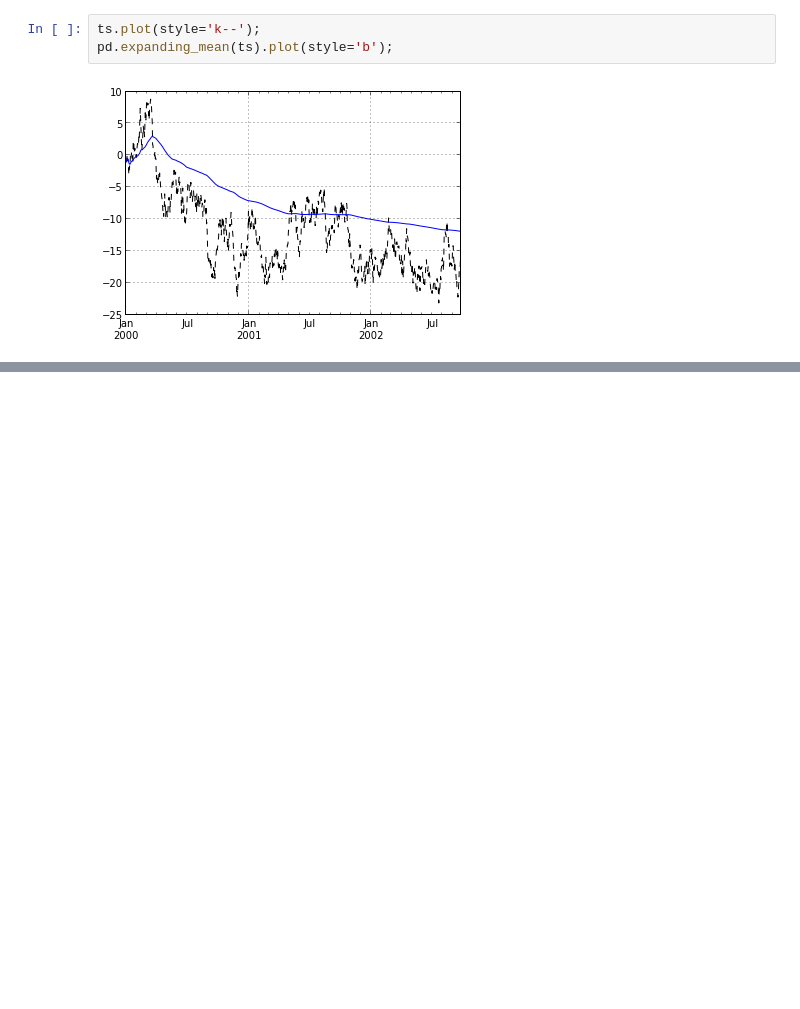
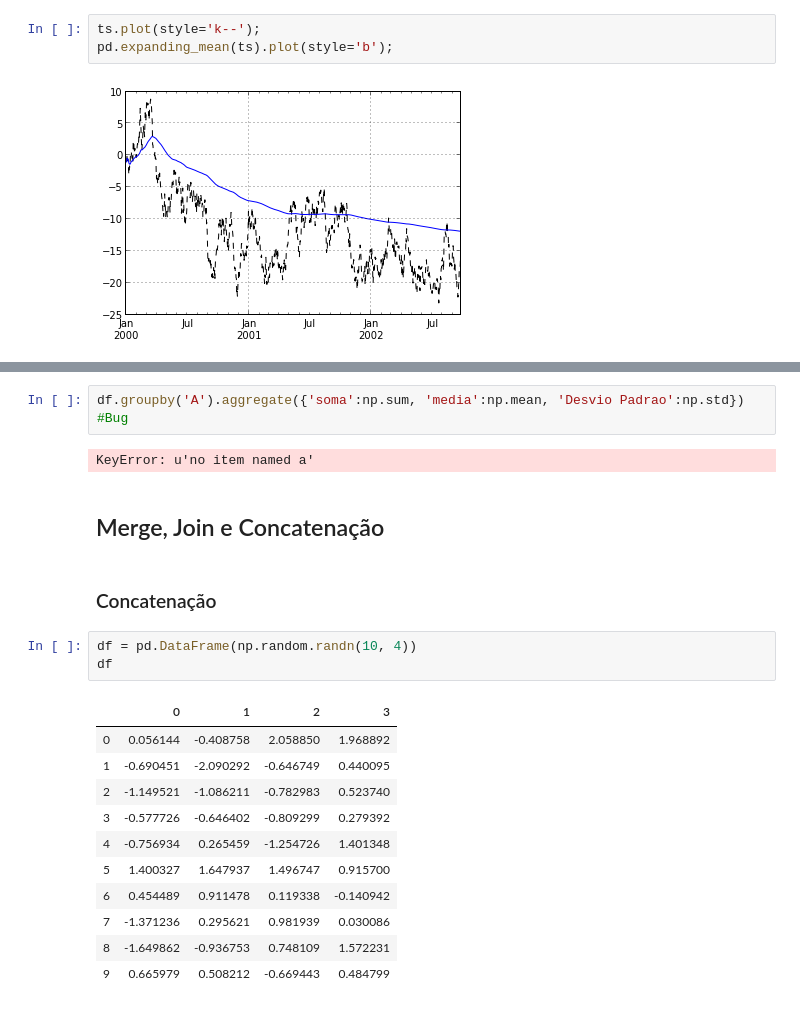
Before and after one commit to EMAp/RegLinear, a Jupyter notebook: Pandas/Pandas e Statsmodels 2.ipynb, the cells around one changed output, grey strips where cells are left out. Drawn from its saved outputs; the diff is of its cells as text; blank space fills up the shorter version.

```diff
--- a/Pandas/Pandas e Statsmodels 2.ipynb
+++ b/Pandas/Pandas e Statsmodels 2.ipynb
@@ -288,0 +450,23 @@ pd.expanding_mean(ts).plot(style='b');
+# %%
+df.groupby('A').aggregate({'soma':np.sum, 'media':np.mean, 'Desvio Padrao':np.std}) #Bug
+# %% [output]
+KeyError: u'no item named a'
+# %% [markdown]
+## Merge, Join e Concatenação
+# %% [markdown]
+### Concatenação
+# %%
+df = pd.DataFrame(np.random.randn(10, 4))
+df
+# %% [output]
+|  | 0 | 1 | 2 | 3 |
+| 0 | 0.056144 | -0.408758 | 2.058850 | 1.968892 |
+| 1 | -0.690451 | -2.090292 | -0.646749 | 0.440095 |
+| 2 | -1.149521 | -1.086211 | -0.782983 | 0.523740 |
+| 3 | -0.577726 | -0.646402 | -0.809299 | 0.279392 |
+| 4 | -0.756934 | 0.265459 | -1.254726 | 1.401348 |
+| 5 | 1.400327 | 1.647937 | 1.496747 | 0.915700 |
+| 6 | 0.454489 | 0.911478 | 0.119338 | -0.140942 |
+| 7 | -1.371236 | 0.295621 | 0.981939 | 0.030086 |
+| 8 | -1.649862 | -0.936753 | 0.748109 | 1.572231 |
+| 9 | 0.665979 | 0.508212 | -0.669443 | 0.484799 |
```
Also changed, not shown: parts of 63 cells of this notebook.
